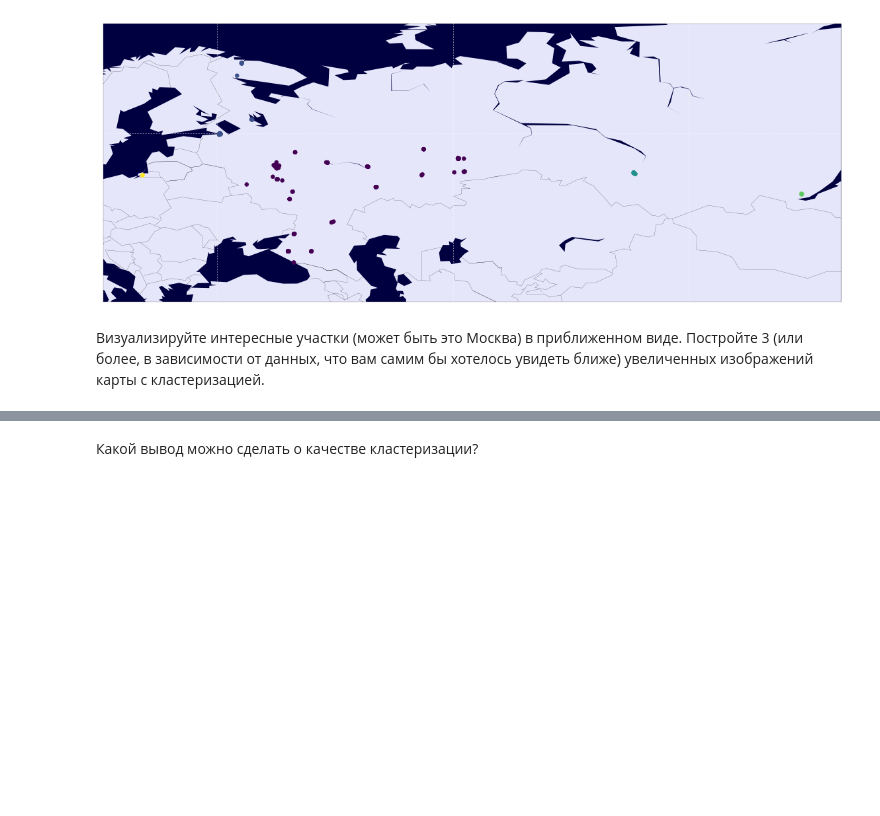
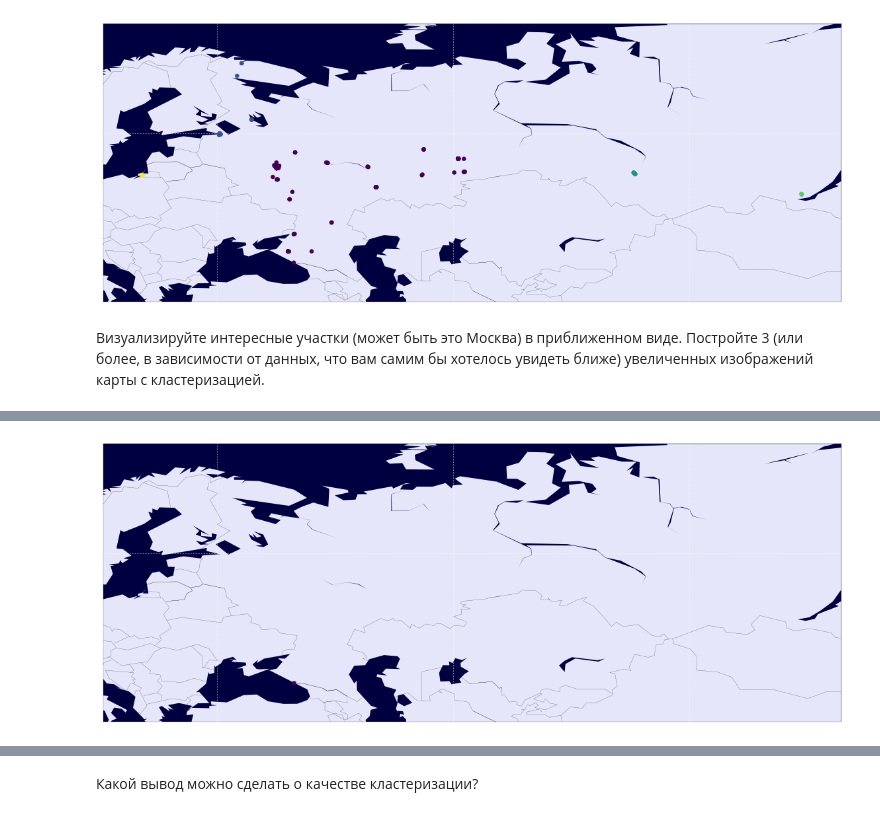
Before and after one commit to pansershrek/Datamining2, a Jupyter notebook: hw2_Skiba.ipynb, the cells around one changed output, grey strips where cells are left out. Drawn from its saved outputs; the diff is of its cells as text; code cells hidden in the pictures; blank space fills up the shorter version.

```diff
--- a/hw2_Skiba.ipynb
+++ b/hw2_Skiba.ipynb
@@ -452,0 +492,20 @@ pl.show()
+# %%
+mos_min_lat, mos_max_lat = 43.000000, 43.900000
+mos_min_lon, mos_max_lon = 39.500000, 40.00000
+y2 = y[(X[:,0]<=mos_max_lat)&(X[:,0]>=mos_min_lat) &(X[:,1]>=mos_min_lon) & (X[:,1]<=mos_max_lon)]
+X2 = X[(X[:,0]<=mos_max_lat)&(X[:,0]>=mos_min_lat) &(X[:,1]>=mos_min_lon) & (X[:,1]<=mos_max_lon)]
+pl.figure(figsize=(20,12))
+m = bm.Basemap(projection='cyl', llcrnrlat=min(X[:, 0]) - 5, urcrnrlat=max(X[:, 0]) + 5, llcrnrlon=min(X[:, 1]) - 5, urcrnrlon=max(X[:, 1]) + 5, resolution='c')
+
+m.drawcountries(linewidth=0.2)
+m.fillcontinents(color='lavender', lake_color='#000040')
+m.drawmapboundary(linewidth=0.2, fill_color='#000040')
+m.drawparallels(np.arange(-90,90,30),labels=[0,0,0,0], color='white', linewidth=0.5)
+m.drawmeridians(np.arange(0,360,30),labels=[0,0,0,0], color='white', linewidth=0.5)
+
+m.scatter(X2[:, 1], X2[:,0], c=y2, zorder=10)
+
+pl.show()
+#Визуализация Сочи
+# %% [output]
+[figure, added]
```
Also changed, not shown: parts of 10 cells of this notebook.
